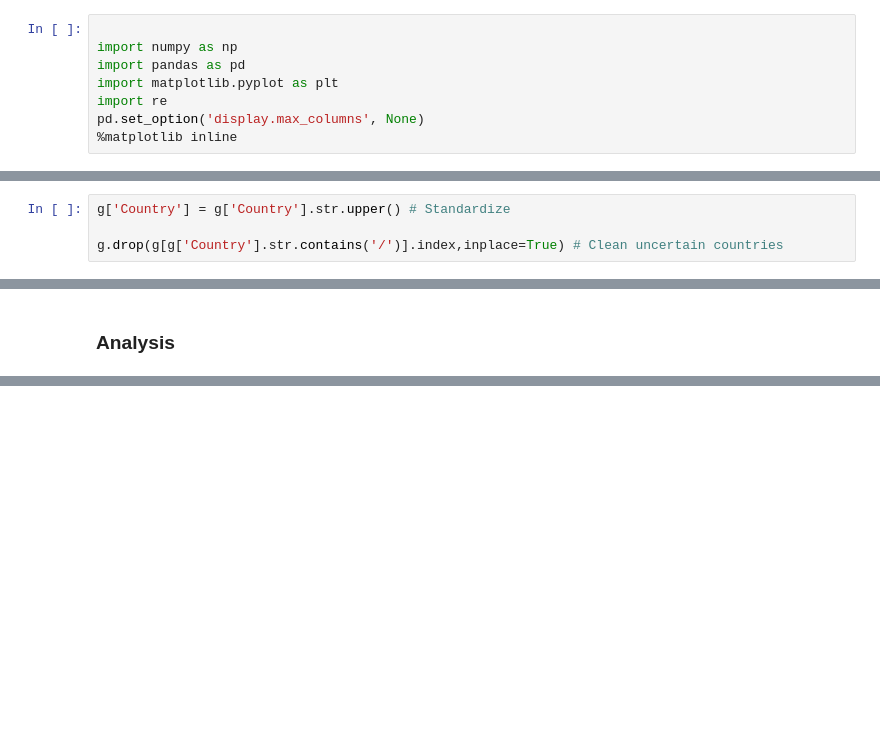
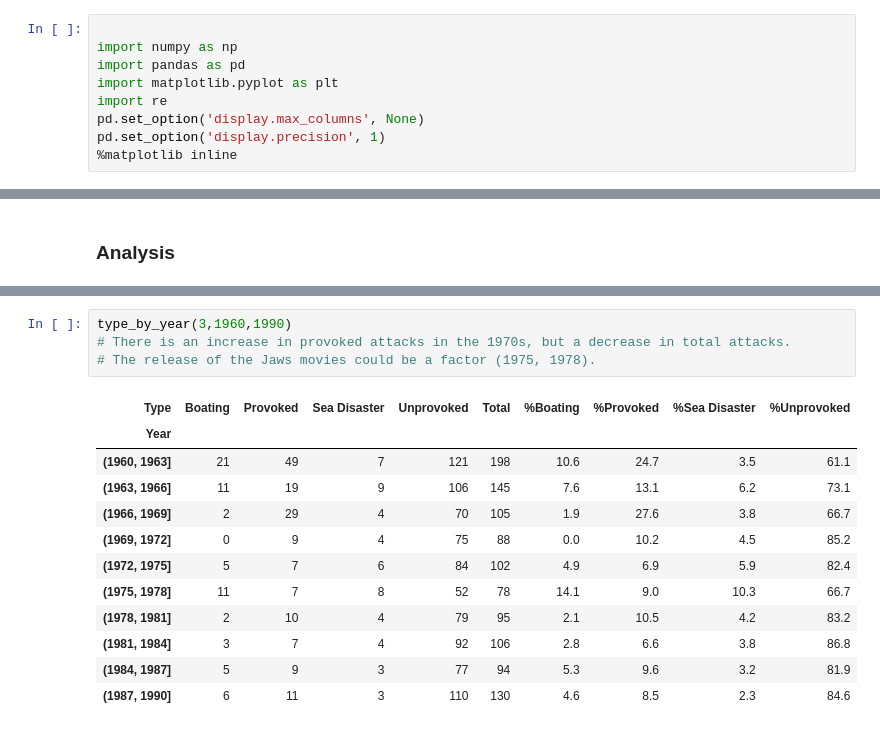
Before and after one commit to jmgpgit/Shark_Data_Clean, a Jupyter notebook: clean.ipynb, the cells around one changed output, grey strips where cells are left out. Drawn from its saved outputs; the diff is of its cells as text; blank space fills up the shorter version.

```diff
--- a/clean.ipynb
+++ b/clean.ipynb
@@ -5,6 +5,7 @@ import pandas as pd
 import matplotlib.pyplot as plt
 import re
 pd.set_option('display.max_columns', None)
+pd.set_option('display.precision', 1)
 %matplotlib inline
 # %%
 attack_file = pd.read_csv('attacks.csv', encoding= "ISO-8859-1")
@@ -284,4 +299,0 @@ g.fillna('Unknown',inplace=True)
-# %%
-g['Country'] = g['Country'].str.upper() # Standardize
-
-g.drop(g[g['Country'].str.contains('/')].index,inplace=True) # Clean uncertain countries
@@ -316,0 +458,17 @@ h[h['Type'] == 'Unknown']
+# %%
+type_by_year(3,1960,1990)
+# There is an increase in provoked attacks in the 1970s, but a decrease in total attacks.
+# The release of the Jaws movies could be a factor (1975, 1978).
+# %% [output]
+| Type | Boating | Provoked | Sea Disaster | Unprovoked | Total | %Boating | %Provoked | %Sea Disaster | %Unprovoked |
+| Year |  |  |  |  |  |  |  |  |  |
+| (1960, 1963] | 21 | 49 | 7 | 121 | 198 | 10.6 | 24.7 | 3.5 | 61.1 |
+| (1963, 1966] | 11 | 19 | 9 | 106 | 145 | 7.6 | 13.1 | 6.2 | 73.1 |
+| (1966, 1969] | 2 | 29 | 4 | 70 | 105 | 1.9 | 27.6 | 3.8 | 66.7 |
+| (1969, 1972] | 0 | 9 | 4 | 75 | 88 | 0.0 | 10.2 | 4.5 | 85.2 |
+| (1972, 1975] | 5 | 7 | 6 | 84 | 102 | 4.9 | 6.9 | 5.9 | 82.4 |
+| (1975, 1978] | 11 | 7 | 8 | 52 | 78 | 14.1 | 9.0 | 10.3 | 66.7 |
+| (1978, 1981] | 2 | 10 | 4 | 79 | 95 | 2.1 | 10.5 | 4.2 | 83.2 |
+| (1981, 1984] | 3 | 7 | 4 | 92 | 106 | 2.8 | 6.6 | 3.8 | 86.8 |
+| (1984, 1987] | 5 | 9 | 3 | 77 | 94 | 5.3 | 9.6 | 3.2 | 81.9 |
+| (1987, 1990] | 6 | 11 | 3 | 110 | 130 | 4.6 | 8.5 | 2.3 | 84.6 |
```
Also changed, not shown: parts of 19 cells of this notebook, 1 other file.
